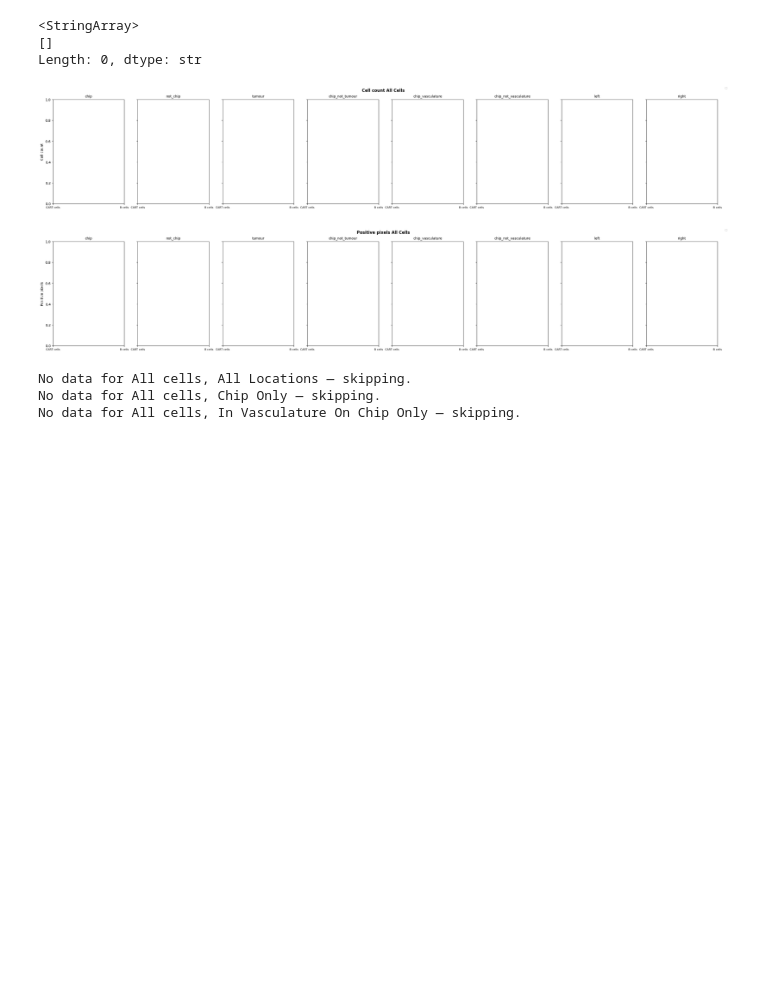
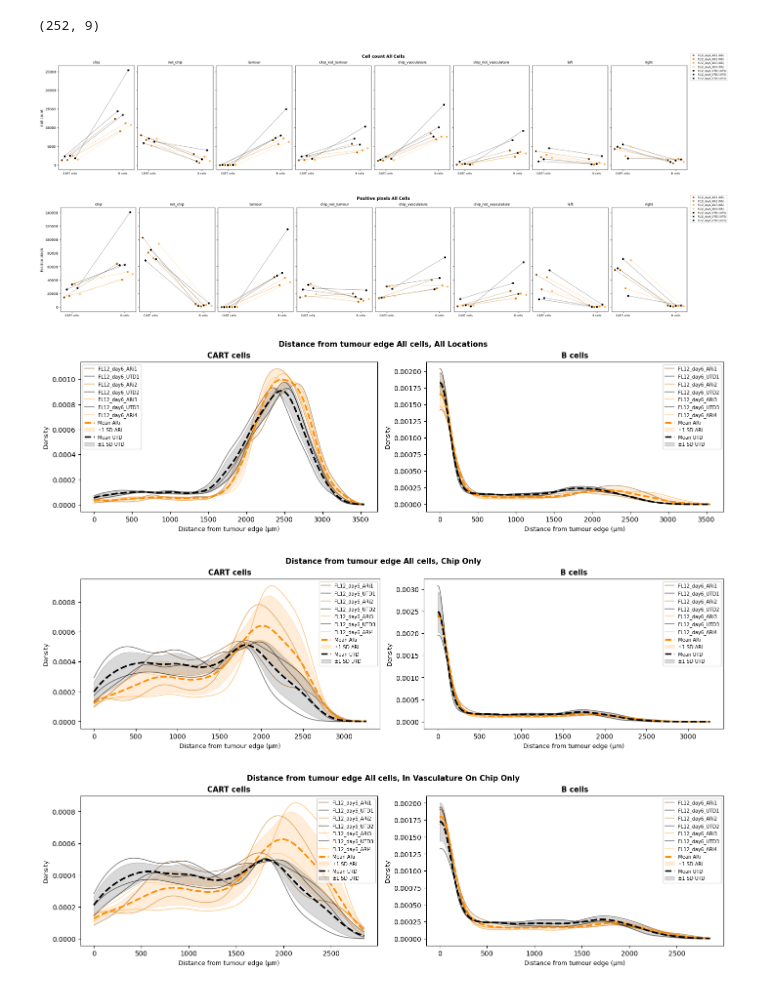
Before and after one commit to isobelth/image_quantification, a Jupyter notebook: WIP_CART_Analysis/cart_analysis.ipynb, the cells around one changed output. Drawn from its saved outputs; the diff is of its cells as text; code cells hidden in the pictures; blank space fills up the shorter version.

```diff
--- a/WIP_CART_Analysis/cart_analysis.ipynb
+++ b/WIP_CART_Analysis/cart_analysis.ipynb
@@ -46,8 +63,8 @@ def create_n_valued_palette(base_colour_hex, n=5):
 
 # Default palette: add/change entries here to introduce new groups
 DEFAULT_PALETTE = {
-    "ARi": "#ff0000",
-    "UTD": "#1e90ff",
+    "ARi": "#FF8C00",
+    "UTD": "#000000",
 }
 # %%
 def add_experiment_info(df):
@@ -406,5 +502,7 @@ Found 3 LIF files in Z:\Marina\Stellaris\2026.04.01_CART_setup\Bel
 # %%
-
+all_results = pd.read_csv(r"z:\Marina\Stellaris\2026.03.10_CART\CART_FL12_ToQuantify\TOTAL_ANALYSIS\all_counts.csv")
+all_distances = pd.read_csv(r"z:\Marina\Stellaris\2026.03.10_CART\CART_FL12_ToQuantify\TOTAL_ANALYSIS\all_distances.csv")
+coloc_df = pd.read_csv(r"z:\Marina\Stellaris\2026.03.10_CART\CART_FL12_ToQuantify\TOTAL_ANALYSIS\all_colocalisation.csv")
 # ── Add experiment labels to all DataFrames ──────────────────────────────────
 for df in [all_results, all_distances, coloc_df]:
     df["experiment"] = df["image"].astype(str).str.contains("ARi", case=False, na=False).map({True: "ARi", False: "UTD"})
@@ -434,8 +532,12 @@ coloc_df:      7752 rows,     experiments: {'UTD': 3952, 'ARi': 3800}
 # %%
 # Filter all_results for image names that do NOT contain "OUT"
+
 all_results = all_results[~all_results["image"].astype(str).str.contains("OUT", na=False)]
 all_distances = all_distances[~all_distances["image"].astype(str).str.contains("OUT", na=False)]
 coloc_df = coloc_df[~coloc_df["image"].astype(str).str.contains("OUT", na=False)]
+print(all_results.shape)
+# %% [output]
+(252, 9)
 # %%
 
 # ── Plotting helper: build colour map from a DataFrame ────────────────────────
@@ -588,12 +690,18 @@ def plot_distance_kde(df, save_title, title_suffix="", group_col="experiment", p
                     group_densities[grp_name].append(y)
                     break
 
-        # Mean lines per group
+        # Mean lines per group with ±1 SD shading
         for grp_name, densities in group_densities.items():
             if densities:
-                ax.plot(x_grid, np.mean(densities, axis=0),
+                mean_y = np.mean(densities, axis=0)
+                ax.plot(x_grid, mean_y,
                         color=group_base_colors[grp_name], linewidth=2.5,
                         linestyle="--", label=f"Mean {grp_name}")
+                if len(densities) > 1:
+                    sd_y = np.std(densities, axis=0)
+                    ax.fill_between(x_grid, mean_y - sd_y, mean_y + sd_y,
+                                    color=group_base_colors[grp_name], alpha=0.15,
+                                    label=f"±1 SD {grp_name}")
 
         ax.set_title(ct, fontsize=11, fontweight="bold")
         ax.set_xlabel("Distance from tumour edge (µm)", fontsize=9)
@@ -602,7 +710,7 @@ def plot_distance_kde(df, save_title, title_suffix="", group_col="experiment", p
 
     fig.suptitle(f"Distance from tumour edge{title_suffix}",
                  fontsize=11, fontweight="bold")
-    plt.savefig(f"{save_title}.png")
+    plt.savefig(f"{save_title}.pdf")
     plt.show()
 # %%
 
@@ -677,29 +795,23 @@ def plot_colocalisation(df, save_title, title_suffix="", group_col="experiment",
     plt.show()
-# %%
-all_results[(all_results["patient"]=="fl12") & (all_results["day"]=="6")].image.unique()
-# %% [output]
-<StringArray>
-[]
-Length: 0, dtype: str
 # %%
 # 2) Define a palette for each condition
 CONDITION_PALETTE = {
-    "ARi_day6": "#ff0000",       # red
-    "ARi_day7": "#ff8800",       # orange
-    "UTD_day6": "#1e90ff",       # blue
+    "ARi_day7": "#ff0000",       # red
+    "ARi_day6": "#ff8800",       # orange
+    "UTD_day6": "#000000",       # blue
     "UTD_day7": "#00cc88",       # teal
 }
-plot_swarmplots(all_results[(all_results["patient"]=="fl12") & (all_results["day"]=="6") ], save_title="fl12_d6", title_suffix = " All Cells")
+plot_swarmplots(all_results[(all_results["patient"]=="fl12") & (all_results["day"]==6) ], save_title="fl12_d6", title_suffix = " All Cells")
 
-plot_distance_kde(all_distances[(all_distances["patient"]=="fl12") & (all_distances["day"]=="6") ], save_title="fl12_d6_all_cells", title_suffix = " All cells, All Locations")
-plot_distance_kde(all_distances[(all_distances["patient"]=="fl12") & (all_distances["day"]=="6") & (all_distances["in_chip"]== True) ], save_title="fl12_d6_cells_in_chip", title_suffix = " All cells, Chip Only")
-plot_distance_kde(all_distances[(all_distances["patient"]=="fl12") & (all_distances["day"]=="6") & (all_distances["in_chip_vasculature"] == True) & (all_distances["in_chip"]== True) ], save_title="fl12_d6_cells_in_chip_AND_in_vasculature", title_suffix = " All cells, In Vasculature On Chip Only")
+plot_distance_kde(all_distances[(all_distances["patient"]=="fl12") & (all_distances["day"]==6) ], save_title="fl12_d6_all_cells", title_suffix = " All cells, All Locations")
+plot_distance_kde(all_distances[(all_distances["patient"]=="fl12") & (all_distances["day"]==6) & (all_distances["in_chip"]== True) ], save_title="fl12_d6_cells_in_chip", title_suffix = " All cells, Chip Only")
+plot_distance_kde(all_distances[(all_distances["patient"]=="fl12") & (all_distances["day"]==6) & (all_distances["in_chip_vasculature"] == True) & (all_distances["in_chip"]== True) ], save_title="fl12_d6_cells_in_chip_AND_in_vasculature", title_suffix = " All cells, In Vasculature On Chip Only")
 # %% [output]
-[figure, old version]
+[figure, new version]
-[figure, old version]
+[figure, new version]
-No data for All cells, All Locations — skipping.
-No data for All cells, Chip Only — skipping.
-No data for All cells, In Vasculature On Chip Only — skipping.
+[figure, added]
+[figure, added]
+[figure, added]
 # %%
 COLOC_REGIONS = ["chip", "chip_not_vasculature", "chip_vasculature"]
 
```
Also changed, not shown: parts of 6 cells of this notebook, 7 other files.
